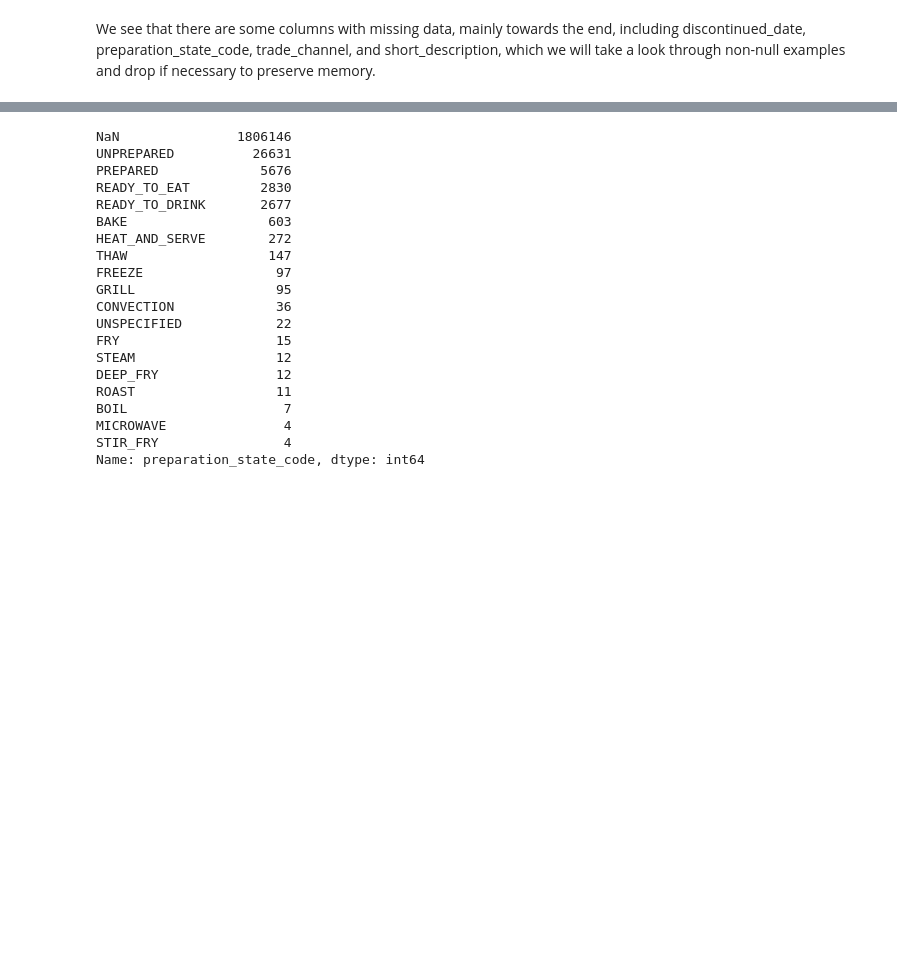
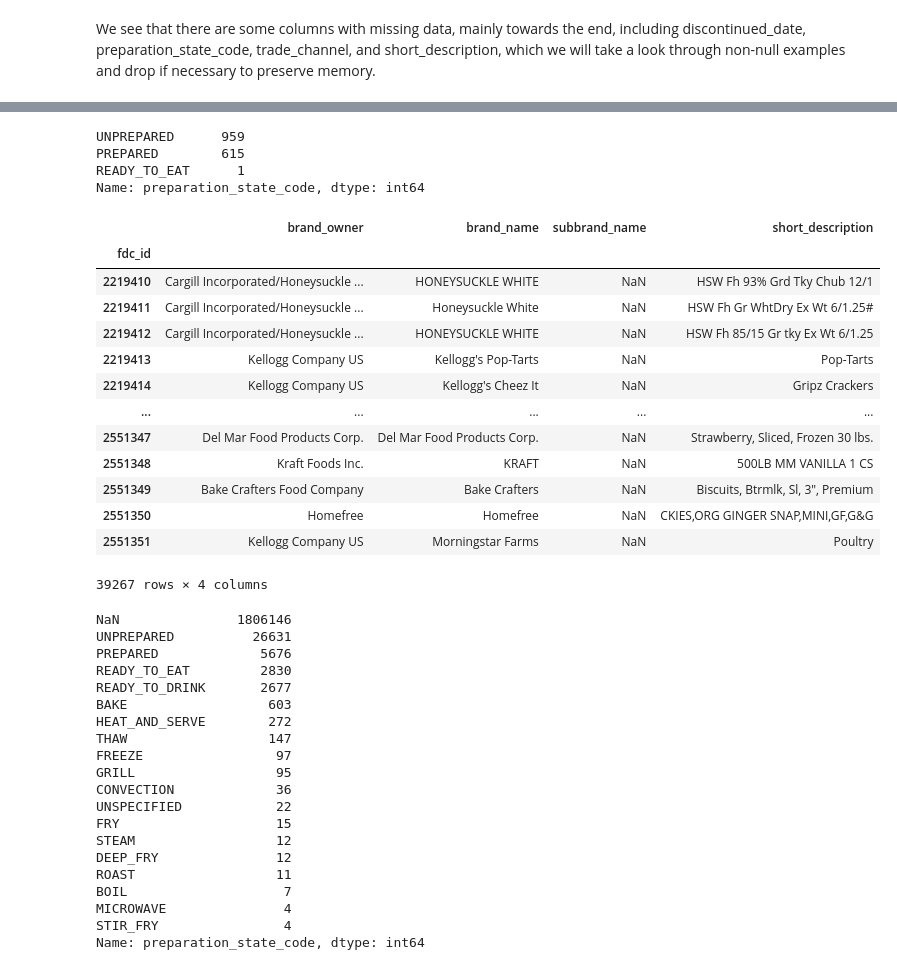
Before and after one commit to alexander-jensen/FDA-Data-Analysis, a Jupyter notebook: Branded Food Initial Data Cleaning.ipynb, the cells around one changed output, grey strips where cells are left out. Saved outputs shown, nothing was run; the diff lists cells and outputs as text; code cells hidden in the pictures; blank space fills up the shorter version.

```diff
--- a/Branded Food Initial Data Cleaning.ipynb
+++ b/Branded Food Initial Data Cleaning.ipynb
@@ -81,3 +107,27 @@ has_prep_code.head()[['brand_owner', 'brand_name', 'preparation_state_code']]
+# %%
+cereals.preparation_state_code.value_counts()
+# %% [output]
+UNPREPARED      959
+PREPARED        615
+READY_TO_EAT      1
+Name: preparation_state_code, dtype: int64
+# %%
+branded_food[branded_food.short_description.notna()][['brand_owner', 'brand_name', 'subbrand_name', 'short_description']]
+# %% [output]
+|  | brand_owner | brand_name | subbrand_name | short_description |
+| fdc_id |  |  |  |  |
+| 2219410 | Cargill Incorporated/Honeysuckle ... | HONEYSUCKLE WHITE | NaN | HSW Fh 93% Grd Tky Chub 12/1 |
+| 2219411 | Cargill Incorporated/Honeysuckle ... | Honeysuckle White | NaN | HSW Fh Gr WhtDry Ex Wt 6/1.25# |
+| 2219412 | Cargill Incorporated/Honeysuckle ... | HONEYSUCKLE WHITE | NaN | HSW Fh 85/15 Gr tky Ex Wt 6/1.25 |
+| 2219413 | Kellogg Company US | Kellogg's Pop-Tarts | NaN | Pop-Tarts |
+| 2219414 | Kellogg Company US | Kellogg's Cheez It | NaN | Gripz Crackers |
+| ... | ... | ... | ... | ... |
+| 2551347 | Del Mar Food Products Corp. | Del Mar Food Products Corp. | NaN | Strawberry, Sliced, Frozen 30 lbs. |
+| 2551348 | Kraft Foods Inc. | KRAFT | NaN | 500LB MM VANILLA 1 CS |
+| 2551349 | Bake Crafters Food Company | Bake Crafters | NaN | Biscuits, Btrmlk, Sl, 3", Premium |
+| 2551350 | Homefree | Homefree | NaN | CKIES,ORG GINGER SNAP,MINI,GF,G&G |
+| 2551351 | Kellogg Company US | Morningstar Farms | NaN | Poultry |
+39267 rows × 4 columns
 # %%
 branded_food.preparation_state_code.value_counts(dropna=False)
 # %% [output]
```
Also changed, not shown: parts of 19 cells of this notebook, 2 other files.
